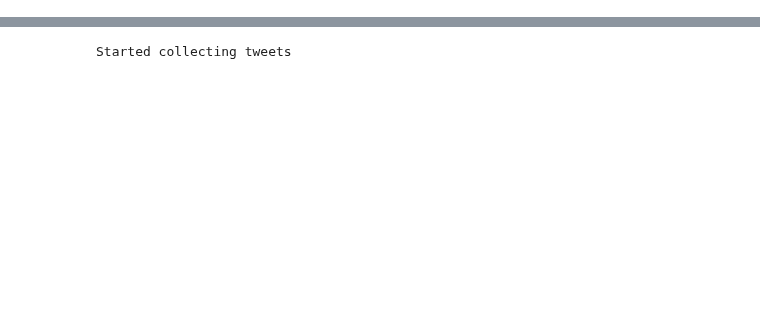
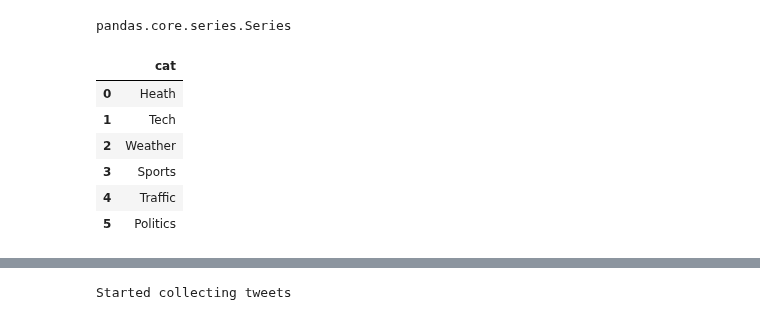
Before and after one commit to amirnasri/Data-Science, a Jupyter notebook: Twitter/tweet_classification.ipynb, the cells around one changed output, grey strips where cells are left out. Saved outputs shown, nothing was run; the diff lists cells and outputs as text; code cells hidden in the pictures; blank space fills up the shorter version.

```diff
--- a/Twitter/tweet_classification.ipynb
+++ b/Twitter/tweet_classification.ipynb
@@ -128,3 +149,12 @@ tweets_df['cat'] = tweets_df['user'].apply(lambda x: users_df_fillna.loc[x])
+# %%
+type(tweets_df_all['user'])
+# %% [output]
+pandas.core.series.Series
+# %%
+tweets_df_all['cat'] = tweets_df_all['user'].map(users_df_fillna['cat'])
 # %%
 from sklearn.preprocessing import LabelEncoder
 label_encoder = LabelEncoder()
+# %%
+remove_cats = ['Business', 'Ent']
+keep_cats = [cat for cat in tweets_df_all.cat.unique() if cat not in remove_cats]
@@ -130,0 +163,10 @@ label_encoder = LabelEncoder()
+# %%
+keep_cats
+# %% [output]
+|  | cat |
+| 0 | Heath |
+| 1 | Tech |
+| 2 | Weather |
+| 3 | Sports |
+| 4 | Traffic |
+| 5 | Politics |
```
Also changed, not shown: parts of 50 cells of this notebook, 1 other file.
